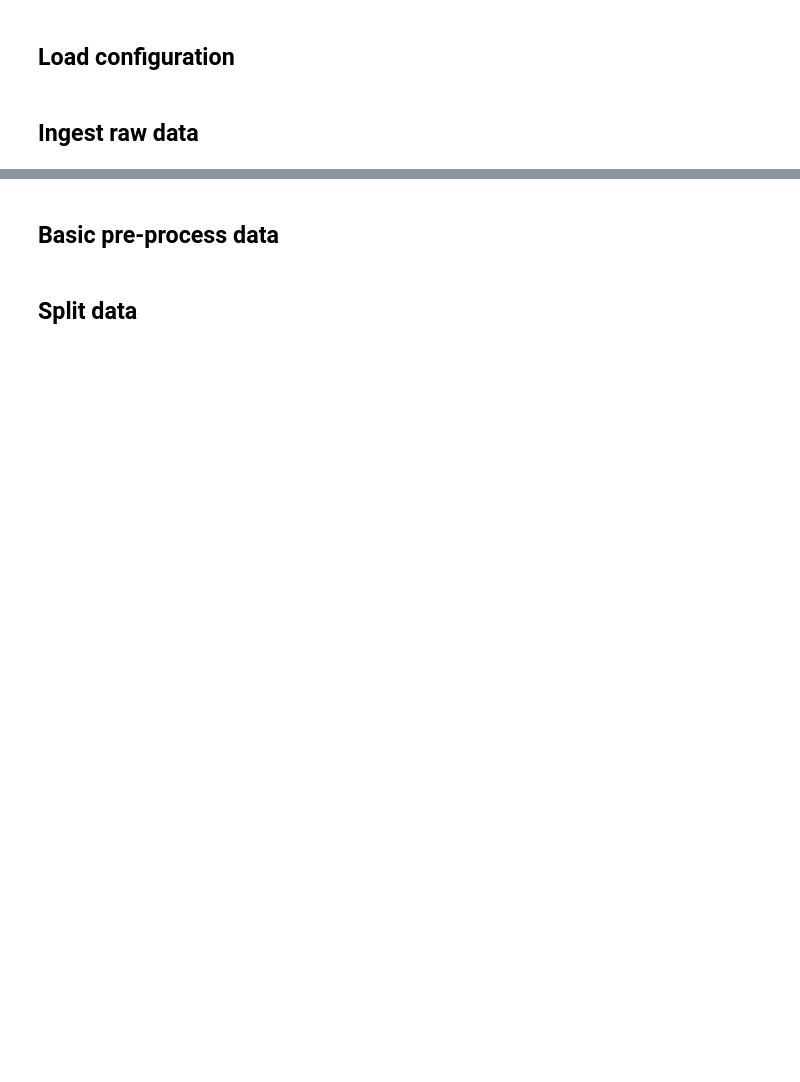
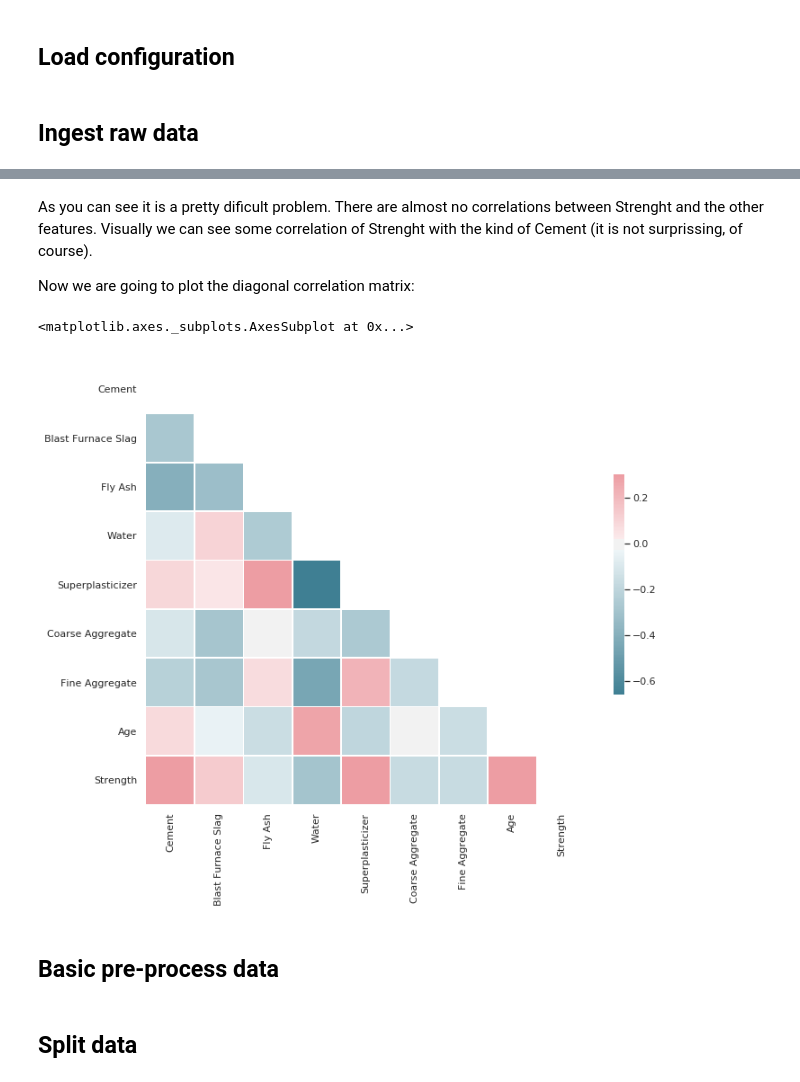
Before and after one commit to parrondo/deeptrading, a Jupyter notebook: notebooks/05_Multiple_Hidden_Layers_NN.ipynb, the cells around one changed output, grey strips where cells are left out. Drawn from its saved outputs; the diff is of its cells as text; code cells hidden in the pictures; blank space fills up the shorter version.

```diff
--- a/notebooks/05_Multiple_Hidden_Layers_NN.ipynb
+++ b/notebooks/05_Multiple_Hidden_Layers_NN.ipynb
@@ -78,2 +121,32 @@ df
+# %% [markdown]
+As you can see it is a pretty dificult problem. There are almost no correlations between Strenght and the other features. Visually we can see some correlation of Strenght with the kind of Cement (it is not surprissing, of course).
+
+Now we are going to plot the diagonal correlation matrix:
+# %%
+# Correlation
+sns.set(style="white")
+
+# Generate a large random dataset
+rs = np.random.RandomState(33)
+
+# Compute the correlation matrix
+corr = df.corr()
+
+# Generate a mask for the upper triangle
+mask = np.zeros_like(corr, dtype=np.bool)
+mask[np.triu_indices_from(mask)] = True
+
+# Set up the matplotlib figure
+f, ax = plt.subplots(figsize=(11, 9))
+
+# Generate a custom diverging colormap
+cmap = sns.diverging_palette(220, 10, as_cmap=True)
+
+# Draw the heatmap with the mask and correct aspect ratio
+sns.heatmap(corr, mask=mask, cmap=cmap, vmax=.3, center=0,
+            square=True, linewidths=.5, cbar_kws={"shrink": .5})
+# %% [output]
+<matplotlib.axes._subplots.AxesSubplot at 0x...>
+[figure, added]
 # %% [markdown]
 ## Basic pre-process data
```
Also changed, not shown: parts of 36 cells of this notebook, 1 other file.
